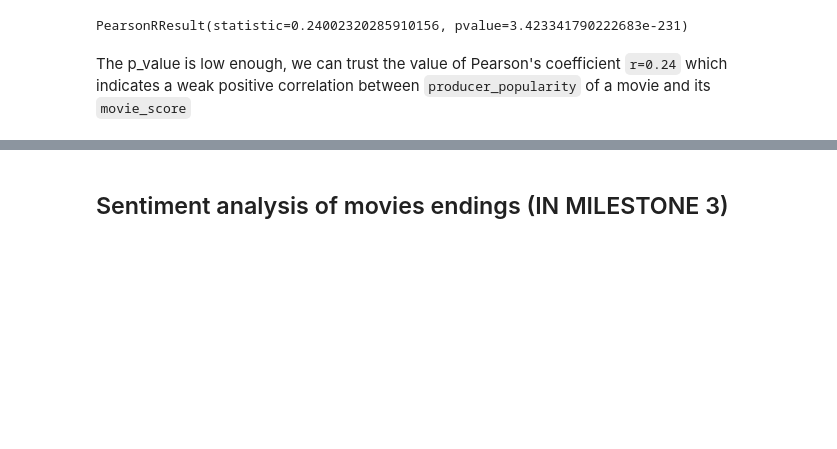
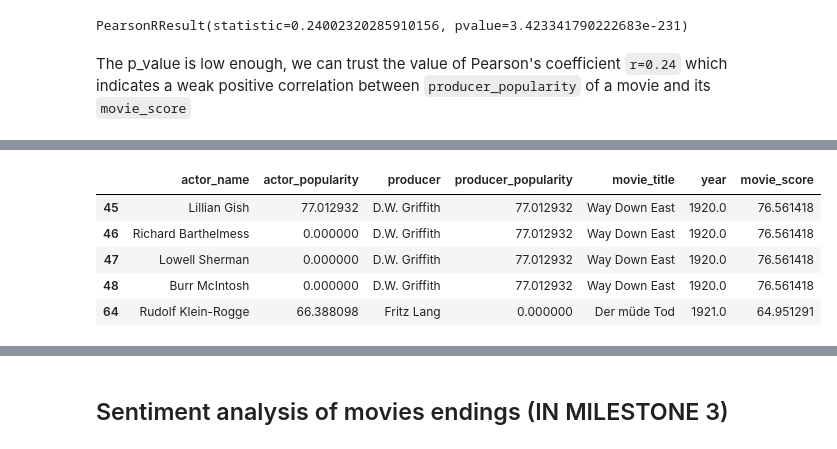
Before and after one commit to epfl-ada/ada-2023-project-dataexplorers, a Jupyter notebook: run.ipynb, the cells around one changed output, grey strips where cells are left out. Drawn from its saved outputs; the diff is of its cells as text; code cells hidden in the pictures; blank space fills up the shorter version.

```diff
--- a/run.ipynb
+++ b/run.ipynb
@@ -2738,0 +2649,13 @@ The p_value is low enough, we can trust the value of Pearson's coefficient `r=0.
+# %%
+# let's drop the movies for which we don't have the producer popularity and the actor popularity
+mask = (combined_actors_producers['actor_popularity'] == 0.0) & (
+        combined_actors_producers['producer_popularity'] == 0.0)
+combined_actors_producers = combined_actors_producers[~mask]
+combined_actors_producers.head()
+# %% [output]
+|  | actor_name | actor_popularity | producer | producer_popularity | movie_title | year | movie_score |
+| 45 | Lillian Gish | 77.012932 | D.W. Griffith | 77.012932 | Way Down East | 1920.0 | 76.561418 |
+| 46 | Richard Barthelmess | 0.000000 | D.W. Griffith | 77.012932 | Way Down East | 1920.0 | 76.561418 |
+| 47 | Lowell Sherman | 0.000000 | D.W. Griffith | 77.012932 | Way Down East | 1920.0 | 76.561418 |
+| 48 | Burr McIntosh | 0.000000 | D.W. Griffith | 77.012932 | Way Down East | 1920.0 | 76.561418 |
+| 64 | Rudolf Klein-Rogge | 66.388098 | Fritz Lang | 0.000000 | Der müde Tod | 1921.0 | 64.951291 |
```
Also changed, not shown: parts of 78 cells of this notebook.
